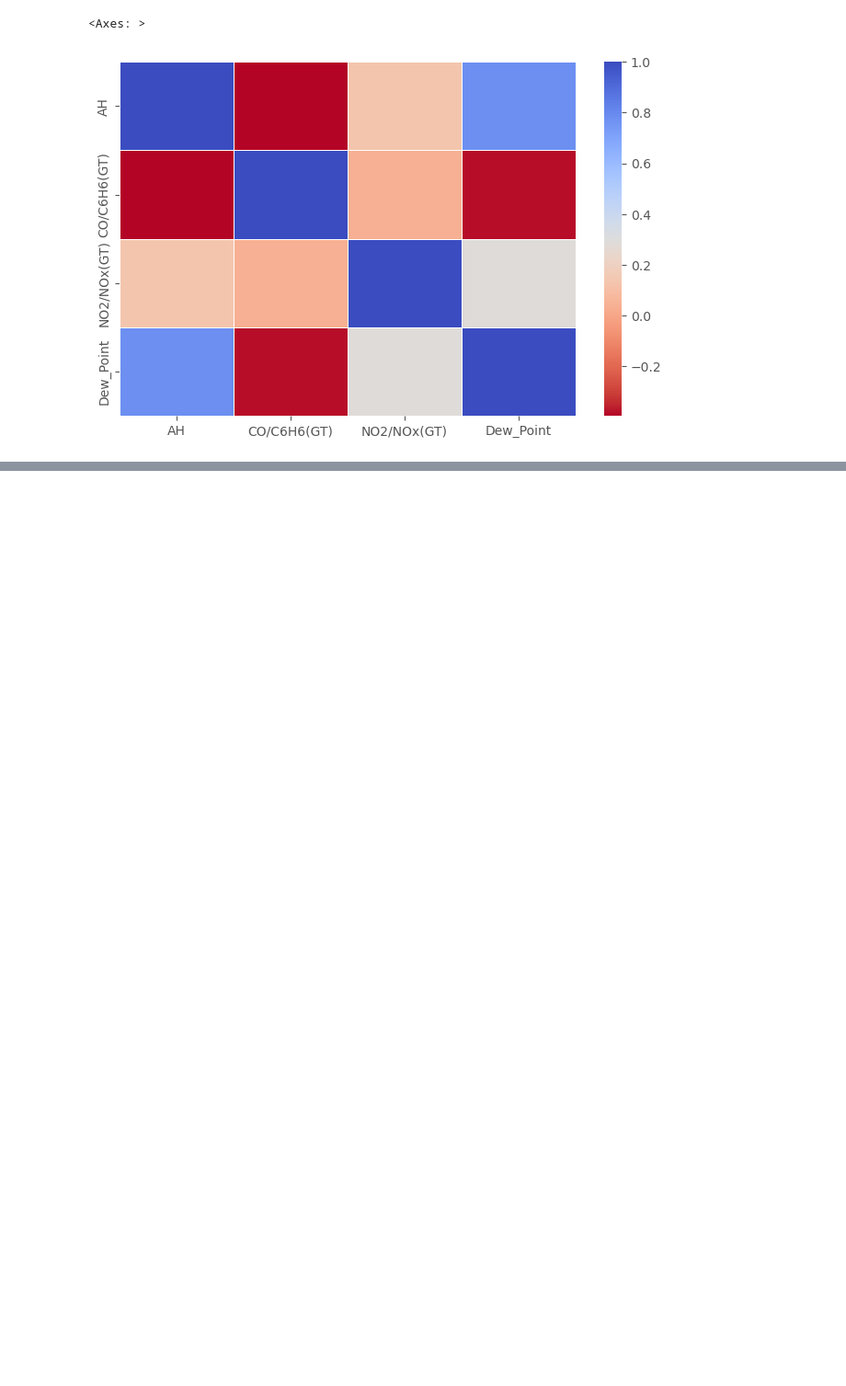
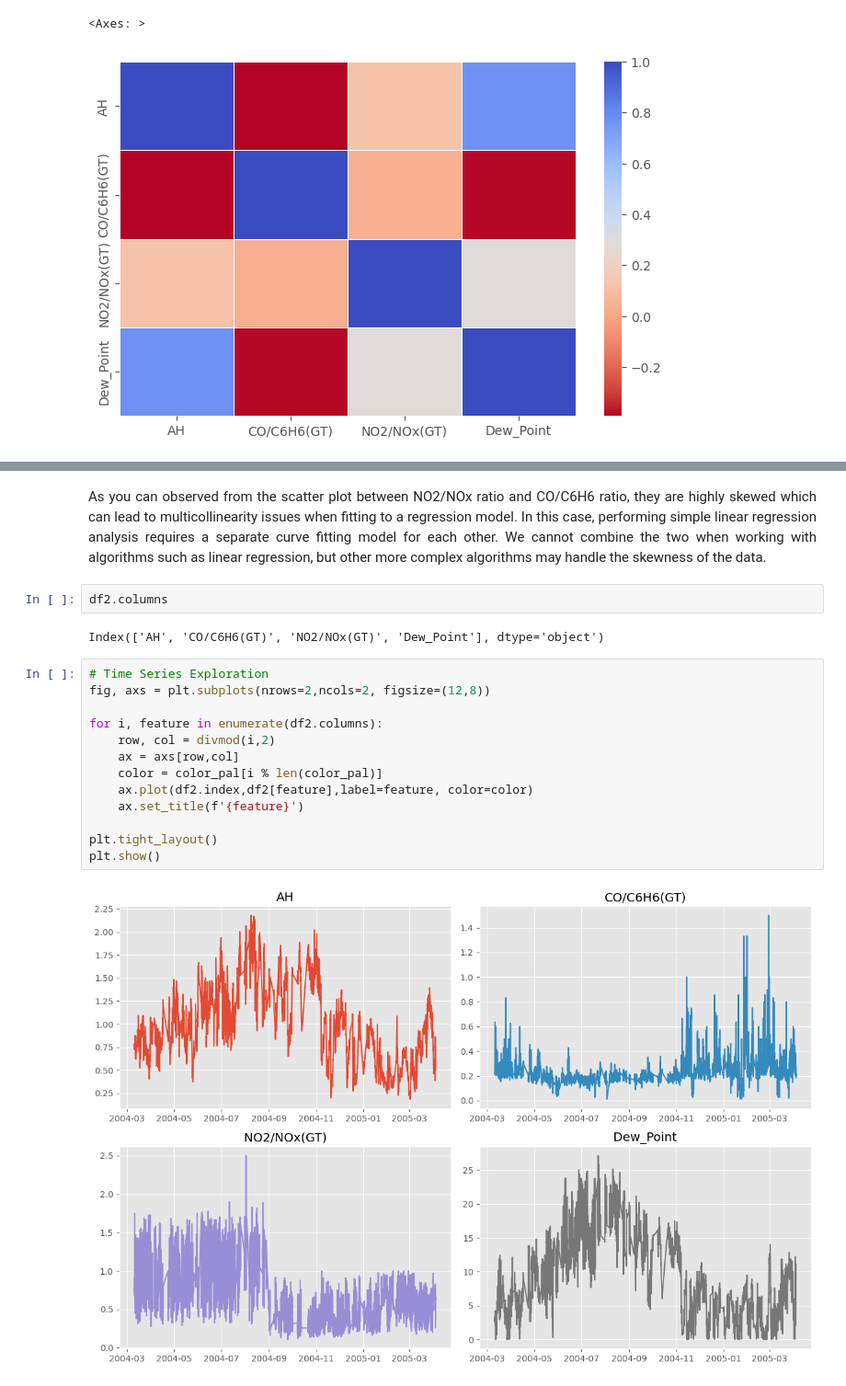
Before and after one commit to bryancastillo10/Machine-Learning-Projects, a Jupyter notebook: data_cleaning_air_quality.ipynb, the cells around one changed output, grey strips where cells are left out. Shown at 92% size. Drawn from its saved outputs; the diff is of its cells as text; blank space fills up the shorter version.

```diff
--- a/data_cleaning_air_quality.ipynb
+++ b/data_cleaning_air_quality.ipynb
@@ -192,0 +210,21 @@ filter_df.to_csv('data/clean_data_AirQualityUCI.csv')
+# %% [markdown]
+<p style="text-align:justify;">As you can observed from the scatter plot between NO2/NOx ratio and CO/C6H6 ratio, they are highly skewed which can lead to multicollinearity issues when fitting to a regression model. In this case, performing simple linear regression analysis requires a separate curve fitting model for each other. We cannot combine the two when working with algorithms such as linear regression, but other more complex algorithms may handle the skewness of the data. </p>
+# %%
+df2.columns
+# %% [output]
+Index(['AH', 'CO/C6H6(GT)', 'NO2/NOx(GT)', 'Dew_Point'], dtype='object')
+# %%
+# Time Series Exploration
+fig, axs = plt.subplots(nrows=2,ncols=2, figsize=(12,8))
+
+for i, feature in enumerate(df2.columns):
+    row, col = divmod(i,2)
+    ax = axs[row,col]
+    color = color_pal[i % len(color_pal)]
+    ax.plot(df2.index,df2[feature],label=feature, color=color)
+    ax.set_title(f'{feature}')
+
+plt.tight_layout()
+plt.show()
+# %% [output]
+[figure, added]
```
Also changed, not shown: parts of 28 cells of this notebook, 1 other file.
